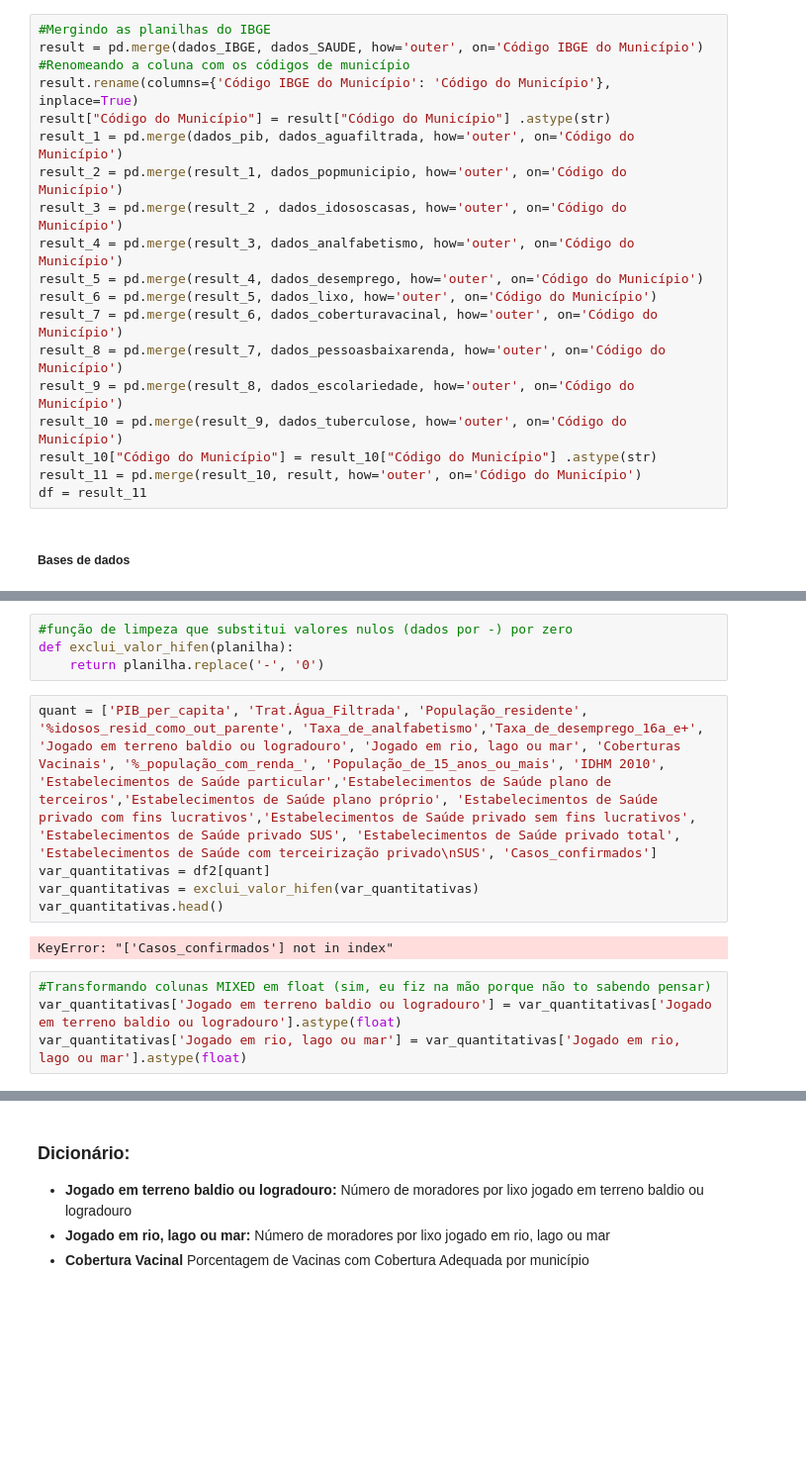
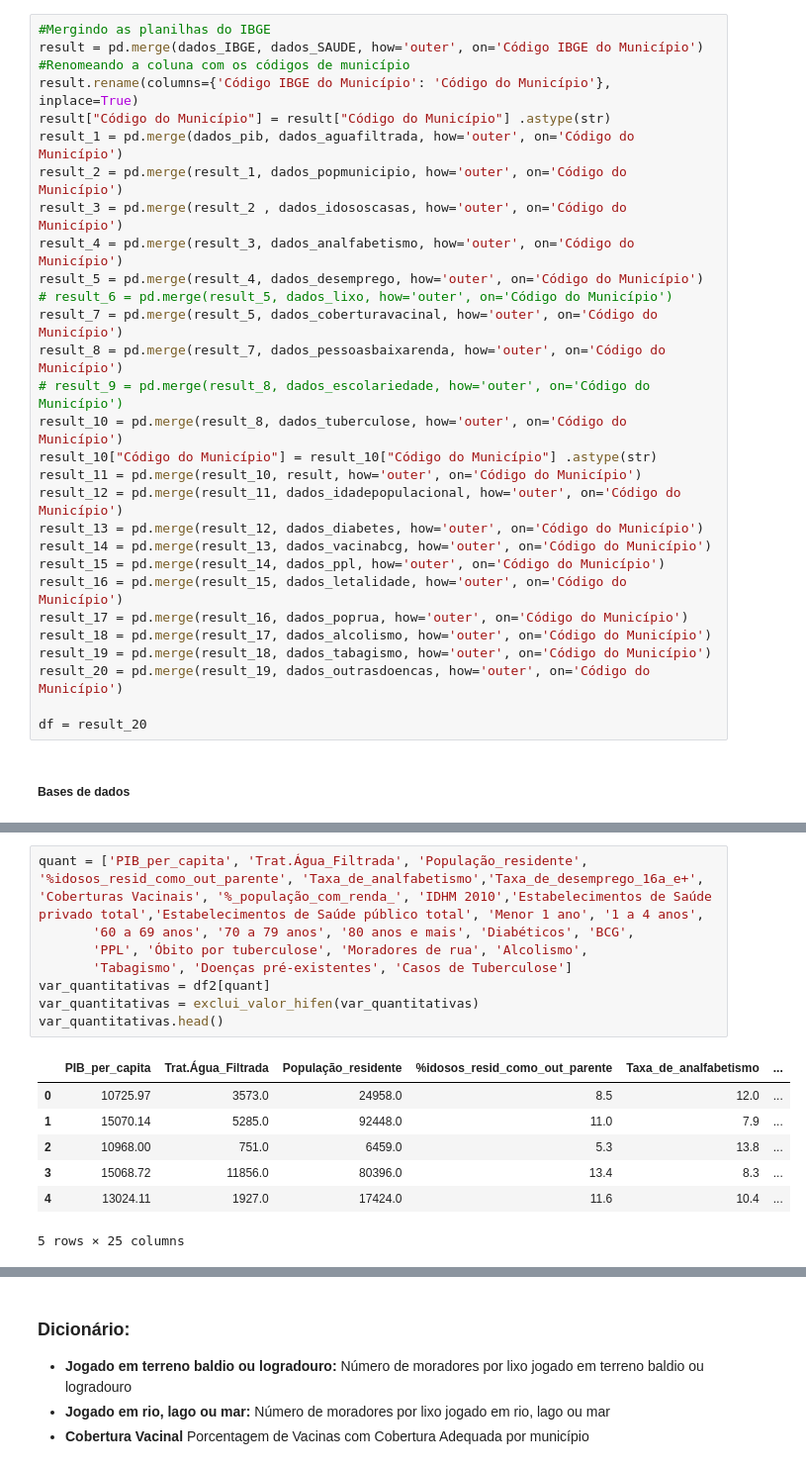
Before and after one commit to carneirogabrielly/Projeto-Microdados, a Jupyter notebook: 21_11_AAAAlison.ipynb, the cells around one changed output, grey strips where cells are left out. Shown: that part at 99% size. Drawn from its saved outputs; the diff is of its cells as text; blank space fills up the shorter version.

```diff
--- a/21_11_AAAAlison.ipynb
+++ b/21_11_AAAAlison.ipynb
@@ -148,13 +188,23 @@ result_2 = pd.merge(result_1, dados_popmunicipio, how='outer', on='Código do Mu
 result_3 = pd.merge(result_2 , dados_idososcasas, how='outer', on='Código do Município')
 result_4 = pd.merge(result_3, dados_analfabetismo, how='outer', on='Código do Município')
 result_5 = pd.merge(result_4, dados_desemprego, how='outer', on='Código do Município')
-result_6 = pd.merge(result_5, dados_lixo, how='outer', on='Código do Município')
-result_7 = pd.merge(result_6, dados_coberturavacinal, how='outer', on='Código do Município')
+# result_6 = pd.merge(result_5, dados_lixo, how='outer', on='Código do Município')
+result_7 = pd.merge(result_5, dados_coberturavacinal, how='outer', on='Código do Município')
 result_8 = pd.merge(result_7, dados_pessoasbaixarenda, how='outer', on='Código do Município')
-result_9 = pd.merge(result_8, dados_escolariedade, how='outer', on='Código do Município')
-result_10 = pd.merge(result_9, dados_tuberculose, how='outer', on='Código do Município')
+# result_9 = pd.merge(result_8, dados_escolariedade, how='outer', on='Código do Município')
+result_10 = pd.merge(result_8, dados_tuberculose, how='outer', on='Código do Município')
 result_10["Código do Município"] = result_10["Código do Município"] .astype(str)
 result_11 = pd.merge(result_10, result, how='outer', on='Código do Município')
-df = result_11
+result_12 = pd.merge(result_11, dados_idadepopulacional, how='outer', on='Código do Município')
+result_13 = pd.merge(result_12, dados_diabetes, how='outer', on='Código do Município')
+result_14 = pd.merge(result_13, dados_vacinabcg, how='outer', on='Código do Município')
+result_15 = pd.merge(result_14, dados_ppl, how='outer', on='Código do Município')
+result_16 = pd.merge(result_15, dados_letalidade, how='outer', on='Código do Município')
+result_17 = pd.merge(result_16, dados_poprua, how='outer', on='Código do Município')
+result_18 = pd.merge(result_17, dados_alcolismo, how='outer', on='Código do Município')
+result_19 = pd.merge(result_18, dados_tabagismo, how='outer', on='Código do Município')
+result_20 = pd.merge(result_19, dados_outrasdoencas, how='outer', on='Código do Município')
+
+df = result_20
 # %% [markdown]
 ##### **Bases de dados**
@@ -185,16 +226,17 @@ Index(['PIB_per_capita', 'Código do Município', 'Trat.Água_Filtrada',
       dtype='object')
-# %%
-#função de limpeza que substitui valores nulos (dados por -) por zero
-def exclui_valor_hifen(planilha):
-    return planilha.replace('-', '0')
-# %%
-quant = ['PIB_per_capita', 'Trat.Água_Filtrada', 'População_residente', '%idosos_resid_como_out_parente', 'Taxa_de_analfabetismo','Taxa_de_desemprego_16a_e+', 'Jogado em terreno baldio ou logradouro', 'Jogado em rio, lago ou mar', 'Coberturas Vacinais', '%_população_com_renda_', 'População_de_15_anos_ou_mais', 'IDHM 2010', 'Estabelecimentos de Saúde particular','Estabelecimentos de Saúde plano de terceiros','Estabelecimentos de Saúde plano próprio', 'Estabelecimentos de Saúde privado com fins lucrativos','Estabelecimentos de Saúde privado sem fins lucrativos', 'Estabelecimentos de Saúde privado SUS', 'Estabelecimentos de Saúde privado total', 'Estabelecimentos de Saúde com terceirização privado\nSUS', 'Casos_confirmados']
-var_quantitativas = df2[quant]
-var_quantitativas = exclui_valor_hifen(var_quantitativas)
-var_quantitativas.head()
-# %% [output]
-KeyError: "['Casos_confirmados'] not in index"
-# %%
-#Transformando colunas MIXED em float (sim, eu fiz na mão porque não to sabendo pensar)
-var_quantitativas['Jogado em terreno baldio ou logradouro'] = var_quantitativas['Jogado em terreno baldio ou logradouro'].astype(float)
-var_quantitativas['Jogado em rio, lago ou mar'] = var_quantitativas['Jogado em rio, lago ou mar'].astype(float)
+# %%
+quant = ['PIB_per_capita', 'Trat.Água_Filtrada', 'População_residente', '%idosos_resid_como_out_parente', 'Taxa_de_analfabetismo','Taxa_de_desemprego_16a_e+', 'Coberturas Vacinais', '%_população_com_renda_', 'IDHM 2010','Estabelecimentos de Saúde privado total','Estabelecimentos de Saúde público total', 'Menor 1 ano', '1 a 4 anos',
+       '60 a 69 anos', '70 a 79 anos', '80 anos e mais', 'Diabéticos', 'BCG',
+       'PPL', 'Óbito por tuberculose', 'Moradores de rua', 'Alcolismo',
+       'Tabagismo', 'Doenças pré-existentes', 'Casos de Tuberculose']
+var_quantitativas = df2[quant]
+var_quantitativas = exclui_valor_hifen(var_quantitativas)
+var_quantitativas.head()
+# %% [output]
+|  | PIB_per_capita | Trat.Água_Filtrada | População_residente | %idosos_resid_como_out_parente | Taxa_de_analfabetismo | ... |
+| 0 | 10725.97 | 3573.0 | 24958.0 | 8.5 | 12.0 | ... |
+| 1 | 15070.14 | 5285.0 | 92448.0 | 11.0 | 7.9 | ... |
+| 2 | 10968.00 | 751.0 | 6459.0 | 5.3 | 13.8 | ... |
+| 3 | 15068.72 | 11856.0 | 80396.0 | 13.4 | 8.3 | ... |
+| 4 | 13024.11 | 1927.0 | 17424.0 | 11.6 | 10.4 | ... |
+5 rows × 25 columns
```
Also changed, not shown: parts of 10 cells of this notebook.
